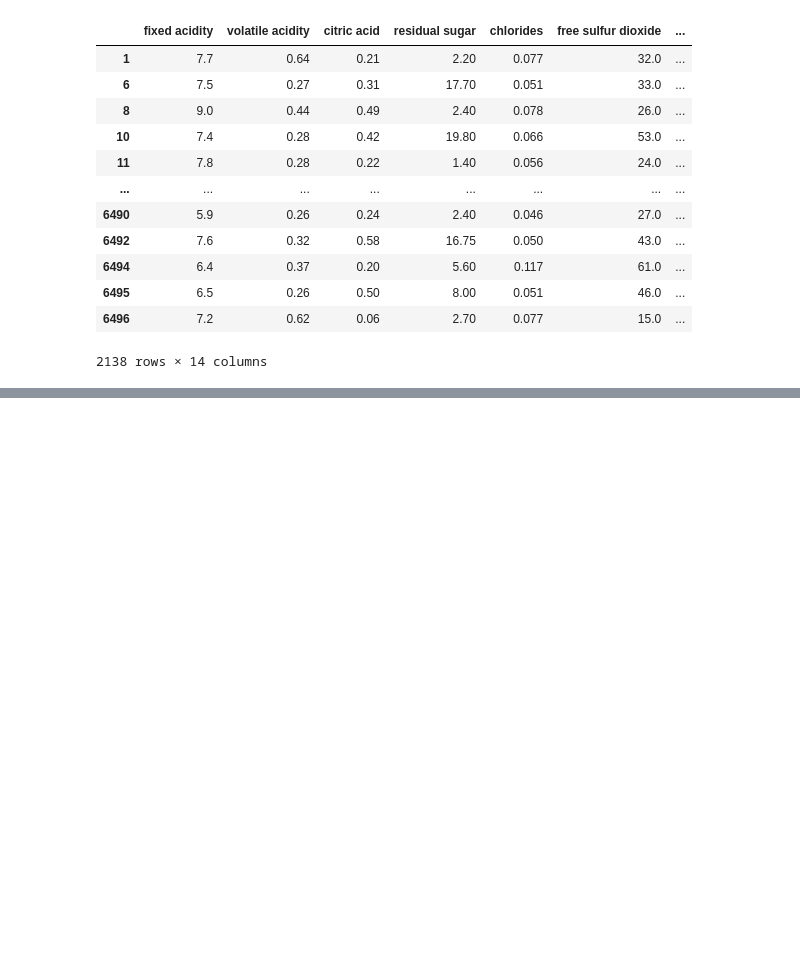
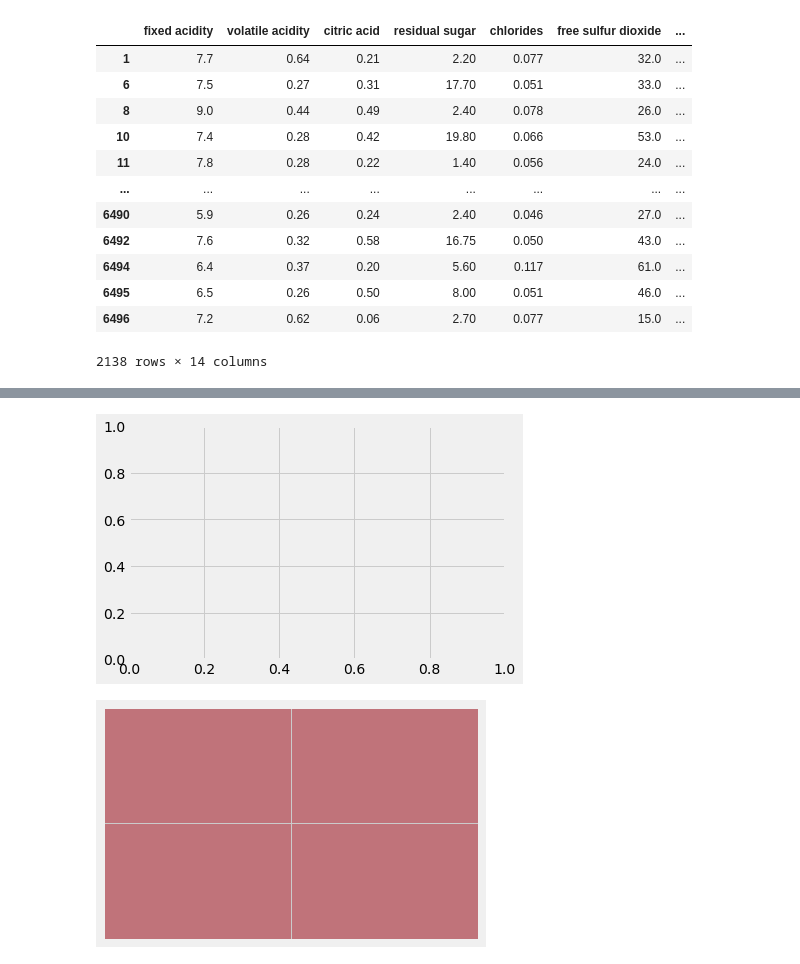
Before and after one commit to arjunpsk/BlueBerry-Winery, a Jupyter notebook: BlueBerry Winery.ipynb, the cells around one changed output, grey strips where cells are left out. Drawn from its saved outputs; the diff is of its cells as text; code cells hidden in the pictures; blank space fills up the shorter version.

```diff
--- a/BlueBerry Winery.ipynb
+++ b/BlueBerry Winery.ipynb
@@ -258,0 +388,15 @@ dtype: int64
+# %%
+
+
+
+
+fig, ax = plt.subplots(nrows=1, ncols=1)
+fig = plt.figure()
+ax = fig.add_subplot(1, 1, 1)
+plt.plot("","","")
+ax = plt.gca()
+ax.set_facecolor('xkcd:dusty rose')
+#ax.set_facecolor((1.0, 0.47, 0.42))
+# %% [output]
+[figure, added]
+[figure, added]
```
Also changed, not shown: parts of 14 cells of this notebook.
